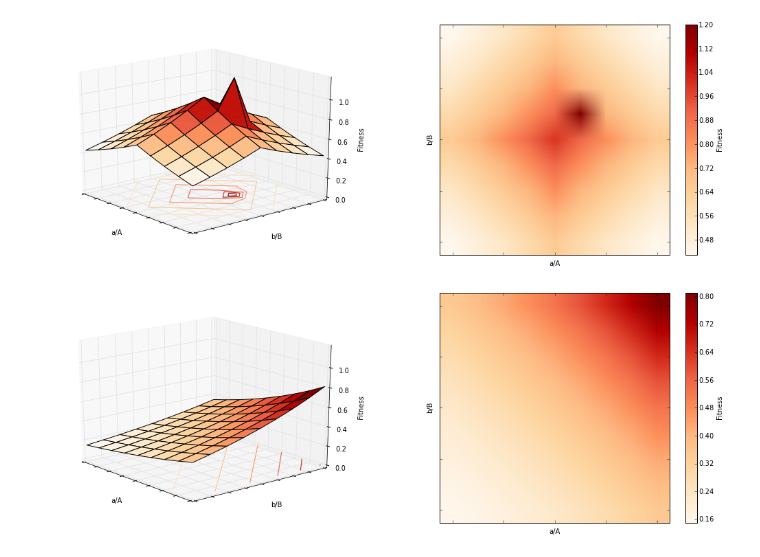
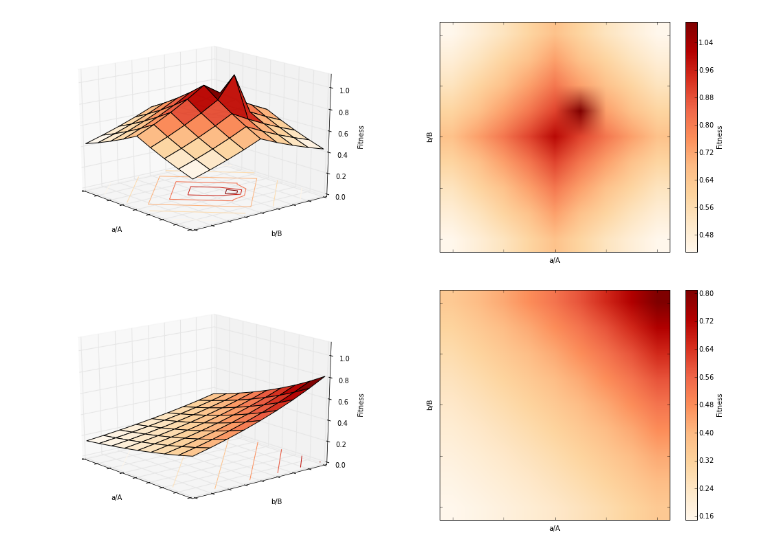
Before and after one commit to yoavram/SIDEER2013, a Jupyter notebook: presentation.ipynb, the cells around one changed output. Saved outputs shown, nothing was run; the diff lists cells and outputs as text; code cells hidden in the pictures.

```diff
--- a/presentation.ipynb
+++ b/presentation.ipynb
@@ -46,12 +46,12 @@ def plot_fitness_landscape(s, H, fitness):
     cb.set_label("Fitness")
     return plt
 # %%
-plot_fitness_landscape(s=0.1,H=2, fitness=complex_fitness);
+plot_fitness_landscape(s=0.1,H=1, fitness=complex_fitness);
 # %% [output]
-[figure, old version]
+[figure, new version]
 # %%
-plot_fitness_landscape(s=0.1,H=2, fitness=simple_fitness);
+plot_fitness_landscape(s=0.1,H=1, fitness=simple_fitness);
 # %% [output]
-[figure, old version]
+[figure, new version]
 # %%
 s = 0.01
```
Also changed, not shown: parts of 23 cells of this notebook, 1 other file.
